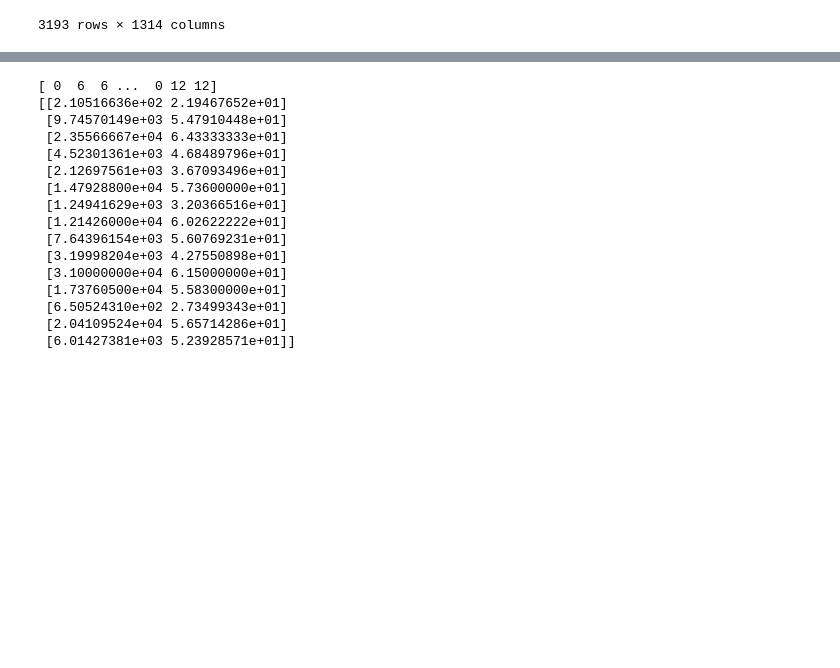
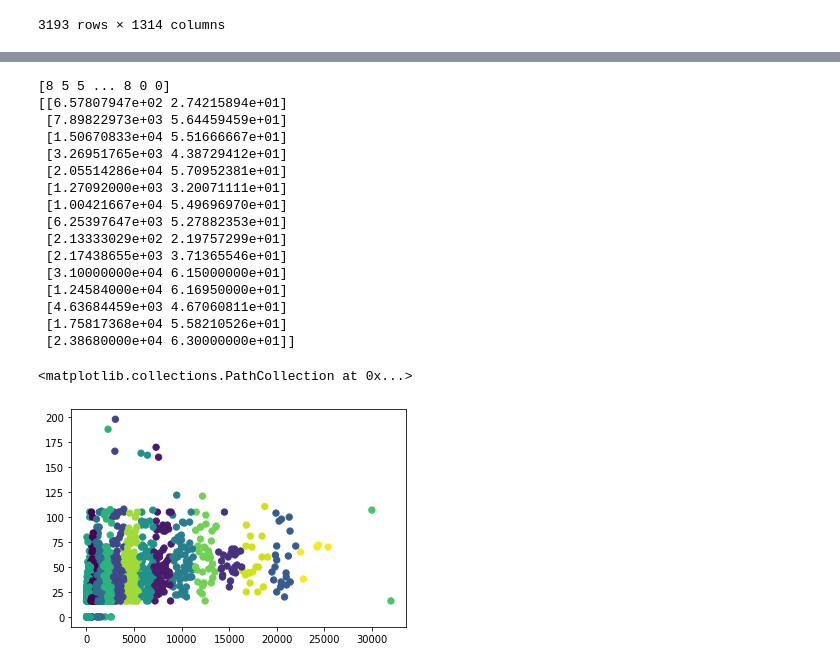
Before and after one commit to fyghero/mentoria_diplodatos2019, a Jupyter notebook: tp5/AprendizajeNoSupervisado.ipynb, the cells around one changed output, grey strips where cells are left out. Saved outputs shown, nothing was run; the diff lists cells and outputs as text; code cells hidden in the pictures; blank space fills up the shorter version.

```diff
--- a/tp5/AprendizajeNoSupervisado.ipynb
+++ b/tp5/AprendizajeNoSupervisado.ipynb
@@ -288,21 +298,24 @@ print(kmeans.cluster_centers_)
 # %%
-kmeans=KMeans(n_clusters=15).fit(y_train[['SHP_WEIGHT','SHP_LENGTH']])
-print(kmeans.labels_)
-print(kmeans.cluster_centers_)
+kmeans15=KMeans(n_clusters=15).fit(y_train[['SHP_WEIGHT','SHP_LENGTH']])
+print(kmeans15.labels_)
+print(kmeans15.cluster_centers_)
+plt.scatter(y_train['SHP_WEIGHT'], y_train['SHP_LENGTH'], c=kmeans15.labels_, s=40, cmap='viridis')
 # %% [output]
-[ 0  6  6 ...  0 12 12]
-[[2.10516636e+02 2.19467652e+01]
- [9.74570149e+03 5.47910448e+01]
- [2.35566667e+04 6.43333333e+01]
- [4.52301361e+03 4.68489796e+01]
- [2.12697561e+03 3.67093496e+01]
- [1.47928800e+04 5.73600000e+01]
- [1.24941629e+03 3.20366516e+01]
- [1.21426000e+04 6.02622222e+01]
- [7.64396154e+03 5.60769231e+01]
- [3.19998204e+03 4.27550898e+01]
+[8 5 5 ... 8 0 0]
+[[6.57807947e+02 2.74215894e+01]
+ [7.89822973e+03 5.64459459e+01]
+ [1.50670833e+04 5.51666667e+01]
+ [3.26951765e+03 4.38729412e+01]
+ [2.05514286e+04 5.70952381e+01]
+ [1.27092000e+03 3.20071111e+01]
+ [1.00421667e+04 5.49696970e+01]
+ [6.25397647e+03 5.27882353e+01]
+ [2.13333029e+02 2.19757299e+01]
+ [2.17438655e+03 3.71365546e+01]
  [3.10000000e+04 6.15000000e+01]
- [1.73760500e+04 5.58300000e+01]
- [6.50524310e+02 2.73499343e+01]
- [2.04109524e+04 5.65714286e+01]
- [6.01427381e+03 5.23928571e+01]]
+ [1.24584000e+04 6.16950000e+01]
+ [4.63684459e+03 4.67060811e+01]
+ [1.75817368e+04 5.58210526e+01]
+ [2.38680000e+04 6.30000000e+01]]
+<matplotlib.collections.PathCollection at 0x...>
+[figure, added]
```
Also changed, not shown: parts of 29 cells of this notebook.
